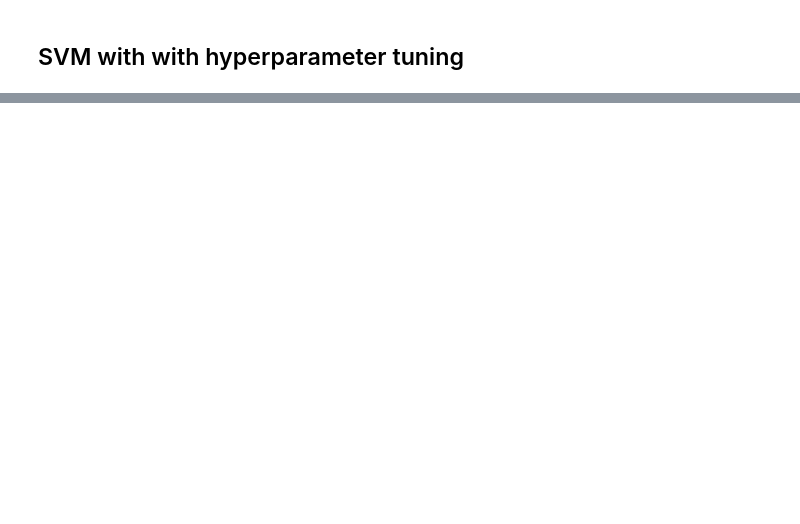
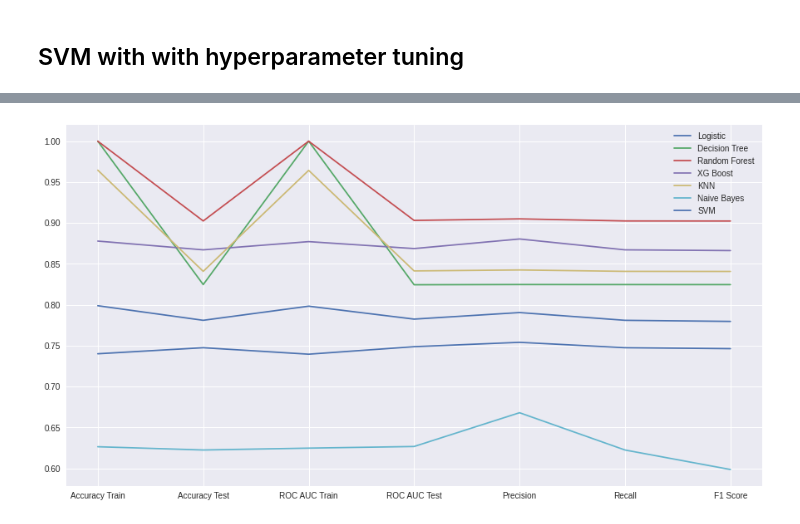
Before and after one commit to saurabhshinkar/CRP, a Jupyter notebook: Cardiovascular_Risk_prediction_Saurabh_Shinkar.ipynb, the cells around one changed output, grey strips where cells are left out. Drawn from its saved outputs; the diff is of its cells as text; code cells hidden in the pictures; blank space fills up the shorter version.

```diff
--- a/Cardiovascular_Risk_prediction_Saurabh_Shinkar.ipynb
+++ b/Cardiovascular_Risk_prediction_Saurabh_Shinkar.ipynb
@@ -836,3 +957,11 @@ y_pred_test =naive_bayes.predict(X_test)
+# %%
+Accuracy_train_n= accuracy_score(y_train,y_pred_train)
+Accuracy_test_n= accuracy_score(y_test,y_pred_test)
+roc_auc_score_train_n= roc_auc_score(y_train,y_pred_train)
+roc_auc_score_test_n= roc_auc_score(y_test,y_pred_test)
+precision_n= precision_score(y_test, y_pred_test, average='weighted')
+recall_n=recall_score(y_test, y_pred_test, average='weighted')
+f1_score_n=f1_score(y_test,y_pred_test, average='weighted')
 # %%
 print(classification_report(y_train,y_pred_train))
 # %% [output]
@@ -906,3 +1036,11 @@ y_pred_test =model.predict(X_test)
+# %%
+Accuracy_train_s= accuracy_score(y_train,y_pred_train)
+Accuracy_test_s= accuracy_score(y_test,y_pred_test)
+roc_auc_score_train_s= roc_auc_score(y_train,y_pred_train)
+roc_auc_score_test_s= roc_auc_score(y_test,y_pred_test)
+precision_s= precision_score(y_test, y_pred_test, average='weighted')
+recall_s=recall_score(y_test, y_pred_test, average='weighted')
+f1_score_s=f1_score(y_test,y_pred_test, average='weighted')
 # %%
 accuracy_score(y_train,y_pred_train)
 # %% [output]
@@ -1066,0 +1101,13 @@ Accuracy score: 0.8108916816277678
+# %%
+#Models without Hyperparameter Tuning
+#models and there results in dictionary
+model_dict= {'Logistic':[Accuracy_train_l,Accuracy_test_l, roc_auc_score_train_l,roc_auc_score_test_l,precision_l,recall_l,f1_score_l],
+             'Decision Tree':[Accuracy_train_t,Accuracy_test_t, roc_auc_score_train_t,roc_auc_score_test_t,precision_t,recall_t,f1_score_t],
+             'Random Forest':[Accuracy_train_r,Accuracy_test_r, roc_auc_score_train_r,roc_auc_score_test_r,precision_r,recall_r,f1_score_r],
+             'XG Boost':[Accuracy_train_x,Accuracy_test_x, roc_auc_score_train_x,roc_auc_score_test_x,precision_x,recall_x,f1_score_x],
+             'KNN':[Accuracy_train_k,Accuracy_test_k, roc_auc_score_train_k,roc_auc_score_test_k,precision_k,recall_k,f1_score_k],
+             'Naive Bayes':[Accuracy_train_n,Accuracy_test_n, roc_auc_score_train_n,roc_auc_score_test_n,precision_n,recall_n,f1_score_n],
+             'SVM':[Accuracy_train_s,Accuracy_test_s, roc_auc_score_train_s,roc_auc_score_test_s,precision_s,recall_s,f1_score_s]}
+# %%
+#converting dictionary into Dataframe
+result=pd.DataFrame(model_dict,index =['Accuracy Train','Accuracy Test','ROC AUC Train','ROC AUC Test','Precision','Recall','F1 Score'])
@@ -1066,0 +1127,5 @@ Accuracy score: 0.8108916816277678
+# %%
+result.plot.line()
+plt.gcf().set_size_inches(15, 8)
+# %% [output]
+[figure, added]
```
Also changed, not shown: parts of 91 cells of this notebook.
